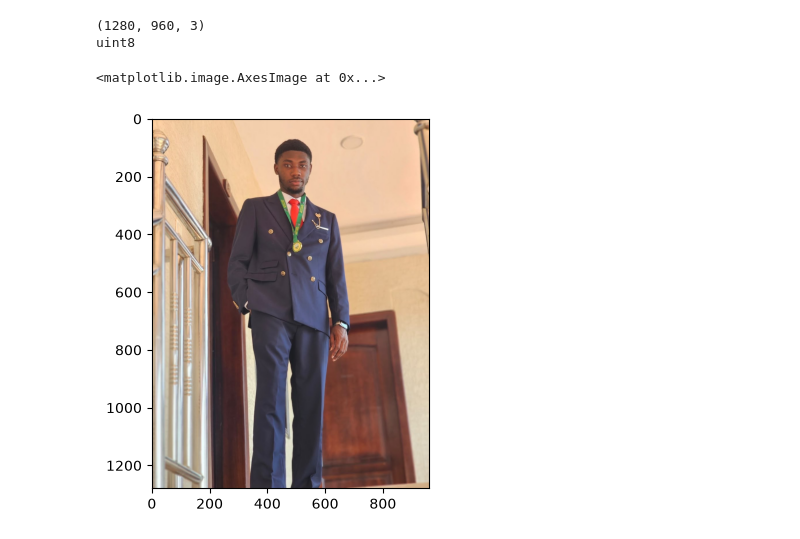
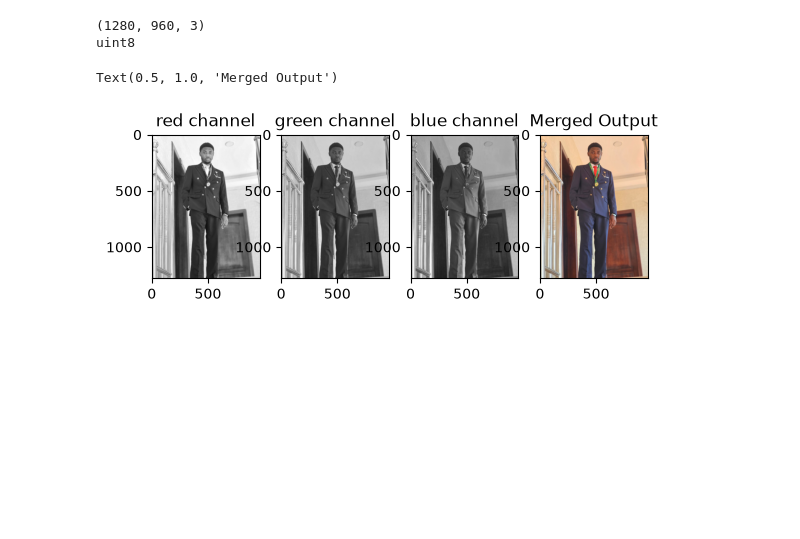
Before and after one commit to D-ixon/engineering-notebook, a Jupyter notebook: computer-vision/opencv/images.ipynb, the cells around one changed output. Cells and saved outputs as stored; diff of their text form; code cells hidden in the pictures; blank space fills up the shorter version.

Commit message:
split images and merge images

```diff
--- a/computer-vision/opencv/images.ipynb
+++ b/computer-vision/opencv/images.ipynb
@@ -3,16 +3,27 @@ import cv2
 import numpy as np
 import matplotlib.pyplot as plt
 # %%
-retval = cv2.imread("WhatsApp Image 2026-11-23 at 12.53.49.jpeg" )
+retval = cv2.imread("WhatsApp Image 2026-11-23 at 12.53.49.jpeg", cv2.IMREAD_COLOR)
 
 print(retval.shape)
 print(retval.dtype)
 
-winston = retval[:, :, ::-1]
+#winston = retval[:, :, ::-1]
 
-plt.imshow(winston)
+
+b, g, r = cv2.split(retval)
+
+# the 142 is such that each individual value represents rows, coloumns and index.
+plt.subplot(141); plt.imshow(r, cmap='gray'); plt.title("red channel")
+plt.subplot(142); plt.imshow(g, cmap='gray'); plt.title("green channel")
+plt.subplot(143); plt.imshow(b, cmap='gray'); plt.title("blue channel")
+
+merged = cv2.merge((b, g, r))
+
+plt.subplot(144); plt.imshow(merged[:, :, ::-1]); plt.title("Merged Output")
+# plt.imshow(retval, cmap='gray')
 # %% [output]
 (1280, 960, 3)
 uint8
-<matplotlib.image.AxesImage at 0x...>
+Text(0.5, 1.0, 'Merged Output')
-[figure, old version]
+[figure, new version]
```
